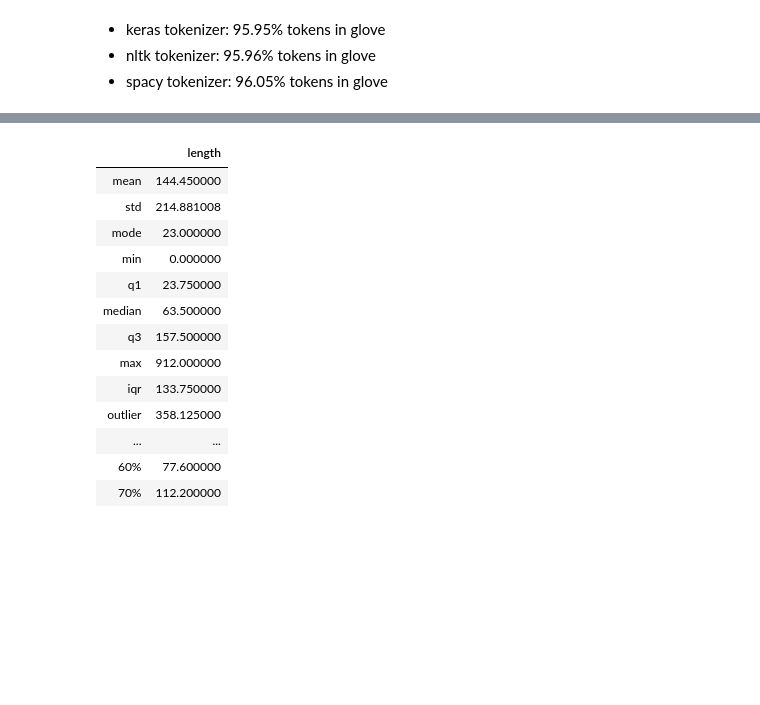
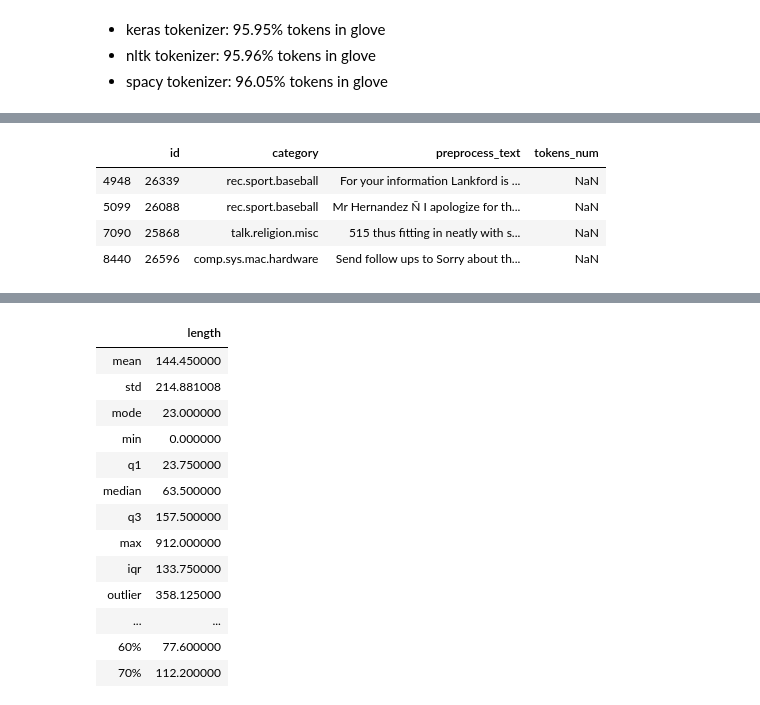
Before and after one commit to tychen5/SequenceFramework, a Jupyter notebook: 1.AnalyzeData.ipynb, the cells around one changed output, grey strips where cells are left out. Cells and saved outputs as stored; diff of their text form; code cells hidden in the pictures; blank space fills up the shorter version.

```diff
--- a/1.AnalyzeData.ipynb
+++ b/1.AnalyzeData.ipynb
@@ -217,0 +281,9 @@ train_df
+# %%
+train_df[train_df['tokens_num'].isnull()] #assertion err
+# train_df[train_df['id'] == 26339]
+# %% [output]
+|  | id | category | preprocess_text | tokens_num |
+| 4948 | 26339 | rec.sport.baseball | For your information Lankford is ... | NaN |
+| 5099 | 26088 | rec.sport.baseball | Mr Hernandez Ñ I apologize for th... | NaN |
+| 7090 | 25868 | talk.religion.misc | 515 thus fitting in neatly with s... | NaN |
+| 8440 | 26596 | comp.sys.mac.hardware | Send follow ups to Sorry about th... | NaN |
```
Also changed, not shown: parts of 27 cells of this notebook, 1 other file.
